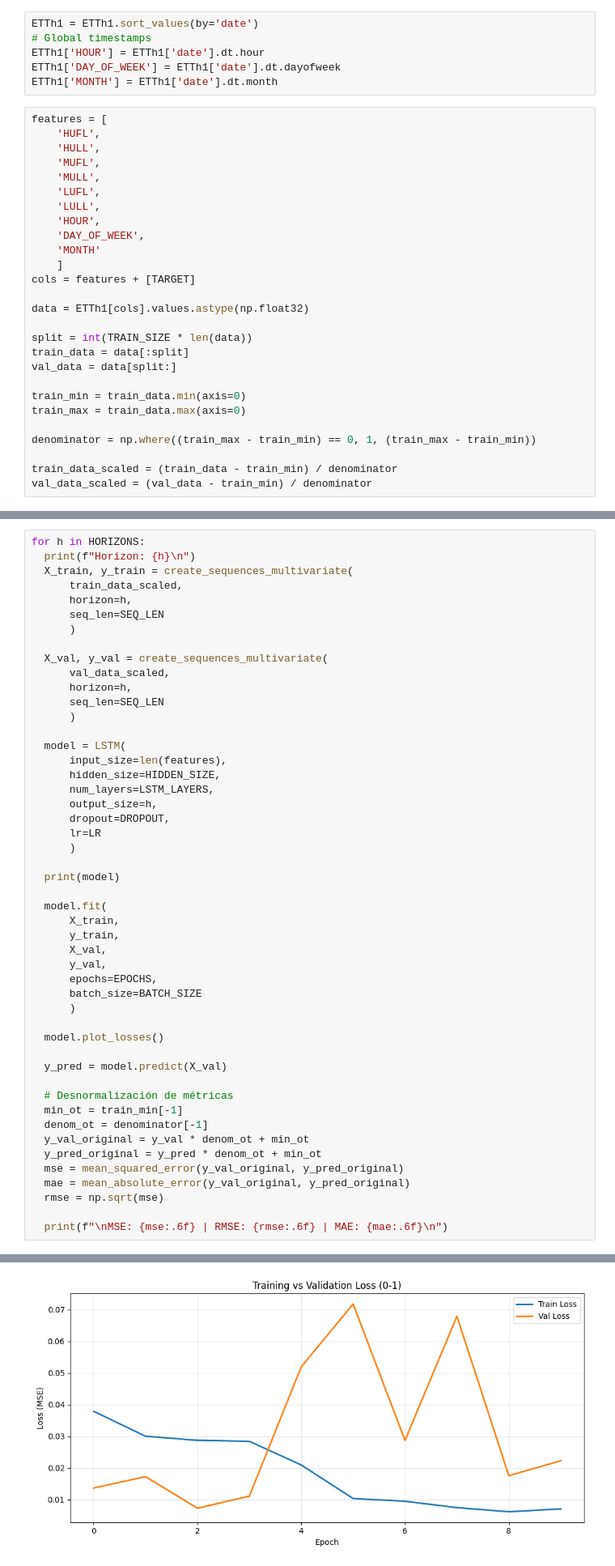
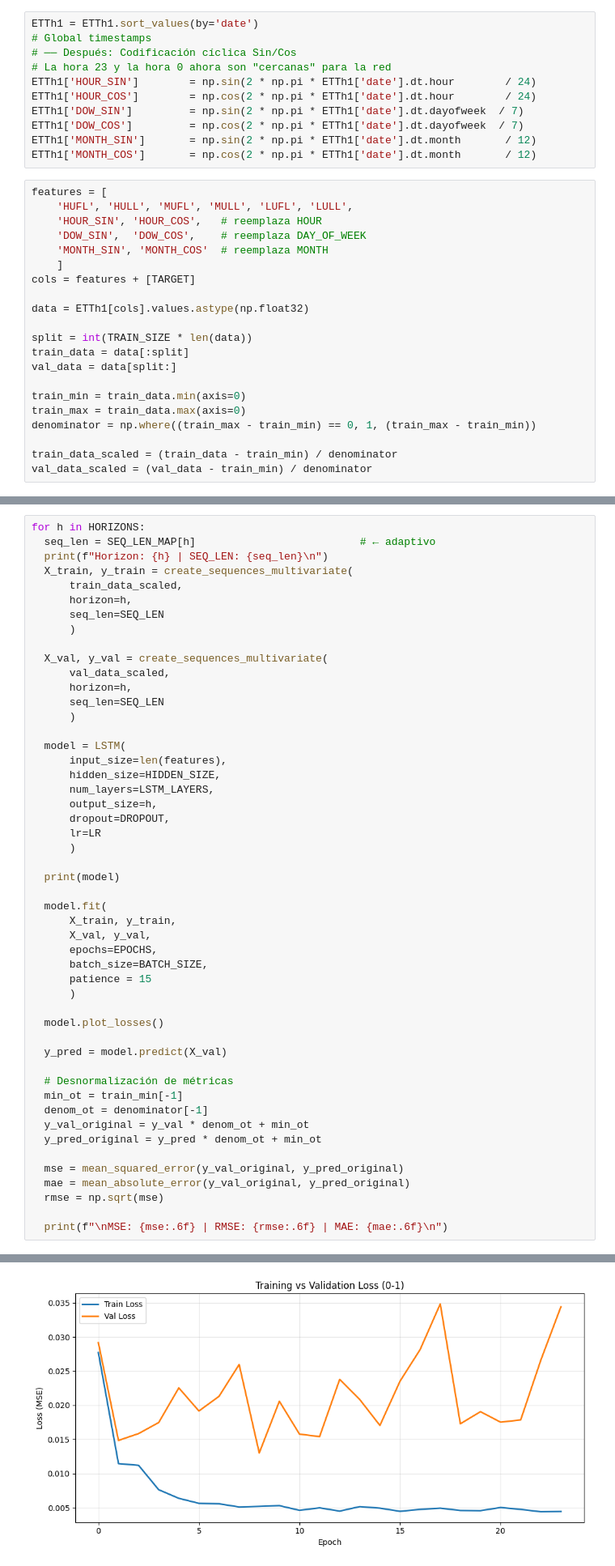
Before and after one commit to Dass-19/LTSF, a Jupyter notebook: LTSF.ipynb, the cells around one changed output, grey strips where cells are left out. Shown at 81% size. Saved outputs shown, nothing was run; the diff lists cells and outputs as text.

```diff
--- a/LTSF.ipynb
+++ b/LTSF.ipynb
@@ -415,20 +502,20 @@ HIDDEN_SIZE = 256
-# %%
-ETTh1 = ETTh1.sort_values(by='date')
-# Global timestamps
-ETTh1['HOUR'] = ETTh1['date'].dt.hour
-ETTh1['DAY_OF_WEEK'] = ETTh1['date'].dt.dayofweek
-ETTh1['MONTH'] = ETTh1['date'].dt.month
+# %%
+ETTh1 = ETTh1.sort_values(by='date')
+# Global timestamps
+# ── Después: Codificación cíclica Sin/Cos
+# La hora 23 y la hora 0 ahora son "cercanas" para la red
+ETTh1['HOUR_SIN']        = np.sin(2 * np.pi * ETTh1['date'].dt.hour        / 24)
+ETTh1['HOUR_COS']        = np.cos(2 * np.pi * ETTh1['date'].dt.hour        / 24)
+ETTh1['DOW_SIN']         = np.sin(2 * np.pi * ETTh1['date'].dt.dayofweek  / 7)
+ETTh1['DOW_COS']         = np.cos(2 * np.pi * ETTh1['date'].dt.dayofweek  / 7)
+ETTh1['MONTH_SIN']       = np.sin(2 * np.pi * ETTh1['date'].dt.month       / 12)
+ETTh1['MONTH_COS']       = np.cos(2 * np.pi * ETTh1['date'].dt.month       / 12)
 # %%
 features = [
-    'HUFL',
-    'HULL',
-    'MUFL',
-    'MULL',
-    'LUFL',
-    'LULL',
-    'HOUR',
-    'DAY_OF_WEEK',
-    'MONTH'
+    'HUFL', 'HULL', 'MUFL', 'MULL', 'LUFL', 'LULL',
+    'HOUR_SIN', 'HOUR_COS',   # reemplaza HOUR
+    'DOW_SIN',  'DOW_COS',    # reemplaza DAY_OF_WEEK
+    'MONTH_SIN', 'MONTH_COS'  # reemplaza MONTH
     ]
 cols = features + [TARGET]
 
@@ -440,7 +527,6 @@ val_data = data[split:]
 
 train_min = train_data.min(axis=0)
 train_max = train_data.max(axis=0)
-
 denominator = np.where((train_max - train_min) == 0, 1, (train_max - train_min))
 
 train_data_scaled = (train_data - train_min) / denominator
@@ -455,7 +541,8 @@ def create_sequences_multivariate(data, horizon, seq_len):
     return np.array(X), np.array(y)
 # %%
 for h in HORIZONS:
-  print(f"Horizon: {h}\n")
+  seq_len = SEQ_LEN_MAP[h]                          # ← adaptivo
+  print(f"Horizon: {h} | SEQ_LEN: {seq_len}\n")
   X_train, y_train = create_sequences_multivariate(
       train_data_scaled,
       horizon=h,
@@ -480,12 +567,11 @@ for h in HORIZONS:
   print(model)
 
   model.fit(
-      X_train,
-      y_train,
-      X_val,
-      y_val,
+      X_train, y_train,
+      X_val, y_val,
       epochs=EPOCHS,
-      batch_size=BATCH_SIZE
+      batch_size=BATCH_SIZE,
+      patience = 15
       )
 
   model.plot_losses()
@@ -497,6 +583,7 @@ for h in HORIZONS:
   denom_ot = denominator[-1]
   y_val_original = y_val * denom_ot + min_ot
   y_pred_original = y_pred * denom_ot + min_ot
+
   mse = mean_squared_error(y_val_original, y_pred_original)
   mae = mean_absolute_error(y_val_original, y_pred_original)
   rmse = np.sqrt(mse)
@@ -523 +610 @@ Batch size: 32
-[figure, old version]
+[figure, new version]
```
Also changed, not shown: parts of 8 cells of this notebook.
